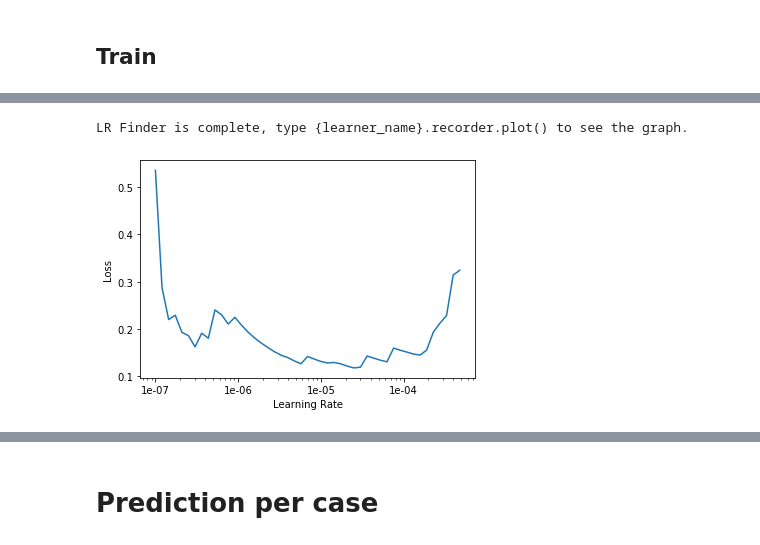
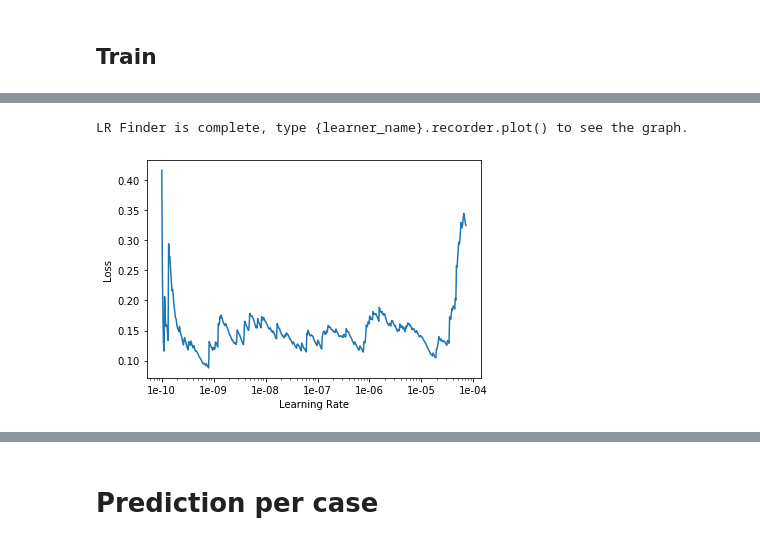
Before and after one commit to ChristophNeuner/pituitary_gland_adenomas, a Jupyter notebook: network-relapse_classification.ipynb, the cells around one changed output, grey strips where cells are left out. Saved outputs shown, nothing was run; the diff lists cells and outputs as text; code cells hidden in the pictures.

```diff
--- a/network-relapse_classification.ipynb
+++ b/network-relapse_classification.ipynb
@@ -186,7 +190,7 @@ print(m)
 # %%
 df = pd.read_excel(LABELS).set_index('id')
-test_pct = 0.00000001
-valid_pct = 0.1
+test_pct = 0
+valid_pct = 0.15
 
 ###
 # RELAPSE
@@ -267,7 +271,10 @@ df_tile_paths_train_and_valid = pd.DataFrame((tile_paths_train+tile_paths_val),
 
 print(f'seed: {seed}')
 print(len(tile_paths_train))
+print(len(set([get_id_from_path(p) for p in tile_paths_train])))
 print(len(tile_paths_val))
+print(len(set([get_id_from_path(p) for p in tile_paths_val])))
 print(len(tile_paths_test))
+print(len(set([get_id_from_path(p) for p in tile_paths_test])))
 # %% [output]
 [interactive output not drawn]
@@ -309,14 +319,14 @@ def split_func(path):
     return get_id_from_path(path) in (ids_non_relapse_val+ids_relapse_valid)
 
 #data = ImageList.from_folder(path=TRAIN, extensions=['.png'])
-data = ImageList.from_df(df_tile_paths_train_and_valid, path=PATH)
+data = ImageList.from_df(df_tile_paths_train_and_valid, path=PATH_LOCAL)
 data = data.split_by_valid_func(split_func)
 data = data.label_from_func(label_func)
 data = data.transform(tfms=tfms, size=sz)
 #data = data.add_test_folder(test_folder=TEST_EXPERIMENTING)
 if test_pct != 0:
     data = data.add_test([PATH/p for p in tile_paths_test])
-data = data.databunch(bs=bs, num_workers=nw, path=PATH/'3-currently-training')
+data = data.databunch(bs=bs, num_workers=nw, path=PATH/f'{n}-currently-training')
 data = data.normalize()
 # %% [markdown]
 # Learner
@@ -352,5 +364,5 @@ LR Finder is complete, type {learner_name}.recorder.plot() to see the graph.
 # %%
-lr = 1e-4
+lr = 4e-4
 # %%
 learner.fit_one_cycle(cyc_len=epochs_frozen, max_lr=lr)
 # %% [output]
@@ -368,0 +379,2 @@ learner.save(nameHead)
+# %%
+learner.load('bestmodel_2')
@@ -369,10 +399,10 @@ learner.save(nameHead)
 # %%
 learner.unfreeze()
 # %%
-learner.lr_find()
+learner.lr_find(start_lr=1e-10, end_lr=10, num_it=1000)
 learner.recorder.plot(skip_start=0)
 # %% [output]
 [interactive output not drawn]
 LR Finder is complete, type {learner_name}.recorder.plot() to see the graph.
-[figure, old version]
+[figure, new version]
 # %%
```
Also changed, not shown: parts of 16 cells of this notebook, 2 other files.
